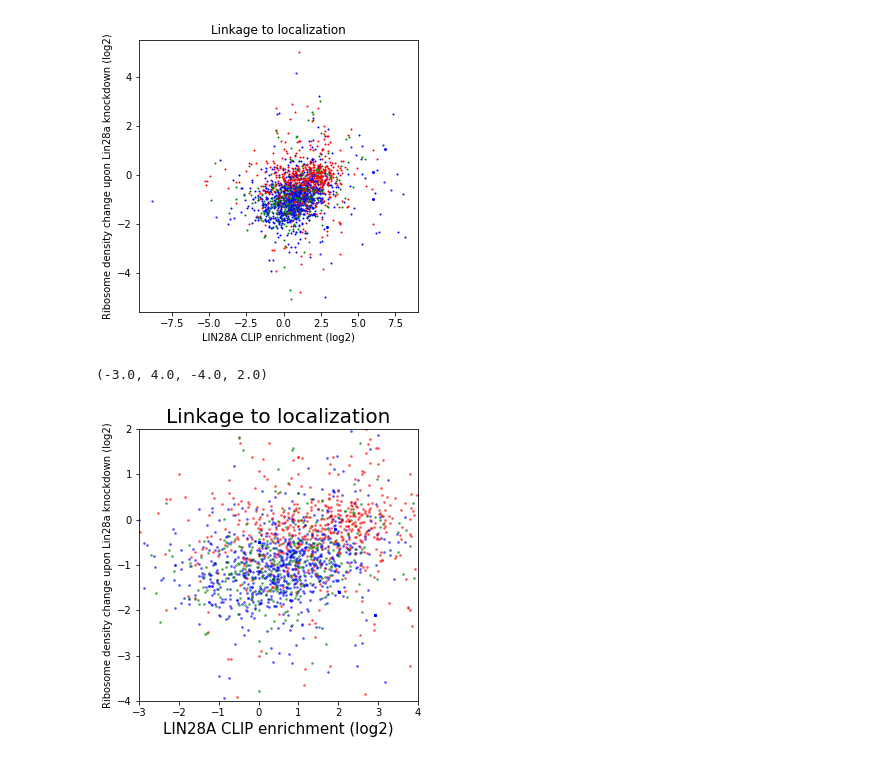
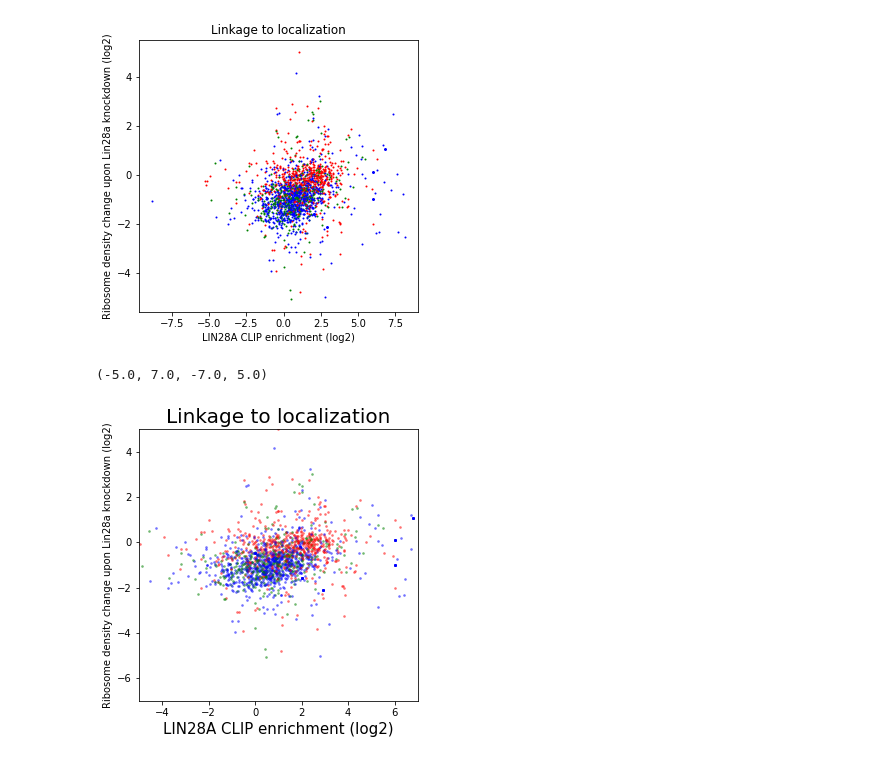
Before and after one commit to garden186/binfo1, a Jupyter notebook: binfo1-datapack1/mission/mission1.ipynb, the cells around one changed output. Saved outputs shown, nothing was run; the diff lists cells and outputs as text; code cells hidden in the pictures.

```diff
--- a/binfo1-datapack1/mission/mission1.ipynb
+++ b/binfo1-datapack1/mission/mission1.ipynb
@@ -97,23 +77,23 @@ plt.ylabel('Ribosome density change upon Lin28a knockdown (log2)', fontsize=15)
 # %% [output]
 Text(0, 0.5, 'Ribosome density change upon Lin28a knockdown (log2)')
 [figure]
-# %%
-from matplotlib import pyplot as plt
-import numpy as np
-
-fig, ax = plt.subplots(1,1,figsize=(5,5))
-colors = {'nucleus':'blue','integral membrane':'red','cytoplasm':'green'}
-
-for i in local.index:
-    ax.scatter(np.log2(local['clip_enrichment'][i]),
-               np.log2(local['rden_change'][i]),
-               color=colors[local['type'][i]], s=3, alpha=0.5)
-
-plt.title('Linkage to localization', fontsize=20)
-plt.xlabel('LIN28A CLIP enrichment (log2)', fontsize=15)
-plt.ylabel('Ribosome density change upon Lin28a knockdown (log2)')
-
-plt.axis([-3,4,-4,2])
-# %% [output]
-(-3.0, 4.0, -4.0, 2.0)
-[figure, removed]
+# %%
+from matplotlib import pyplot as plt
+import numpy as np
+
+fig, ax = plt.subplots(1,1,figsize=(5,5))
+colors = {'nucleus':'blue','integral membrane':'red','cytoplasm':'green'}
+
+for i in local.index:
+    ax.scatter(np.log2(local['clip_enrichment'][i]),
+               np.log2(local['rden_change'][i]),
+               color=colors[local['type'][i]], s=3, alpha=0.4)
+
+plt.title('Linkage to localization', fontsize=20)
+plt.xlabel('LIN28A CLIP enrichment (log2)', fontsize=15)
+plt.ylabel('Ribosome density change upon Lin28a knockdown (log2)')
+
+plt.axis([-5,7,-7,5])
+# %% [output]
+(-5.0, 7.0, -7.0, 5.0)
+[figure, added]
```
Also changed, not shown: parts of 1 cell of this notebook.
